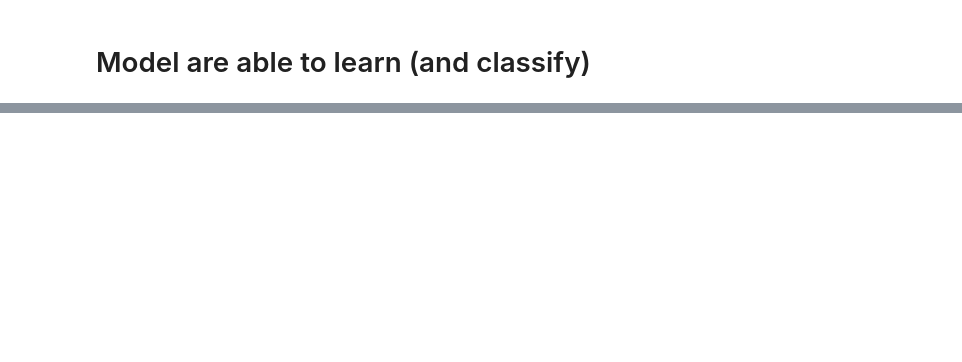
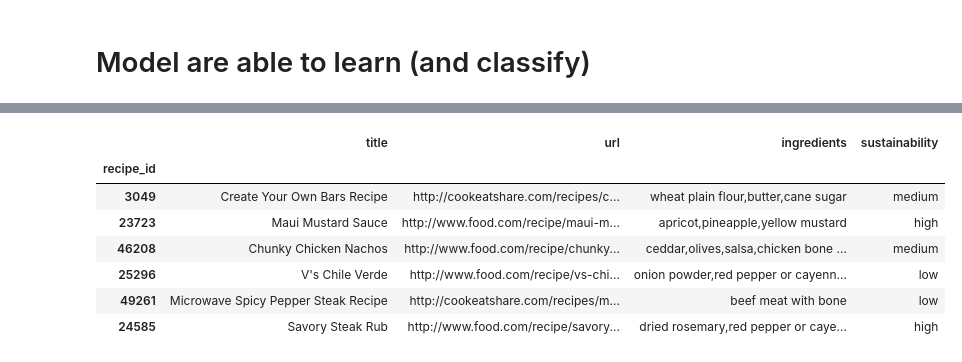
Before and after one commit to swapUniba/FoodPrintDB-Database-Completion, a Jupyter notebook: Sustainable Food Recommender Demo/roberta-base classification.ipynb, the cells around one changed output, grey strips where cells are left out. Saved outputs shown, nothing was run; the diff lists cells and outputs as text; code cells hidden in the pictures; blank space fills up the shorter version.

```diff
--- a/Sustainable Food Recommender Demo/roberta-base classification.ipynb
+++ b/Sustainable Food Recommender Demo/roberta-base classification.ipynb
@@ -324,0 +318,15 @@ Predicted sustainability: medium
+# %%
+# raggruppa per sustainability e seleziona 2 righe casuali da ogni gruppo
+samples = recipes.groupby('sustainability', group_keys=False).apply(lambda x: x.sample(n=2))
+
+# mostra il dataframe ottenuto
+display(samples.sample(frac=1))
+# %% [output]
+|  | title | url | ingredients | sustainability |
+| recipe_id |  |  |  |  |
+| 3049 | Create Your Own Bars Recipe | http://cookeatshare.com/recipes/c... | wheat plain flour,butter,cane sugar | medium |
+| 23723 | Maui Mustard Sauce | http://www.food.com/recipe/maui-m... | apricot,pineapple,yellow mustard | high |
+| 46208 | Chunky Chicken Nachos | http://www.food.com/recipe/chunky... | ceddar,olives,salsa,chicken bone ... | medium |
+| 25296 | V's Chile Verde | http://www.food.com/recipe/vs-chi... | onion powder,red pepper or cayenn... | low |
+| 49261 | Microwave Spicy Pepper Steak Recipe | http://cookeatshare.com/recipes/m... | beef meat with bone | low |
+| 24585 | Savory Steak Rub | http://www.food.com/recipe/savory... | dried rosemary,red pepper or caye... | high |
```
Also changed, not shown: parts of 14 cells of this notebook.
